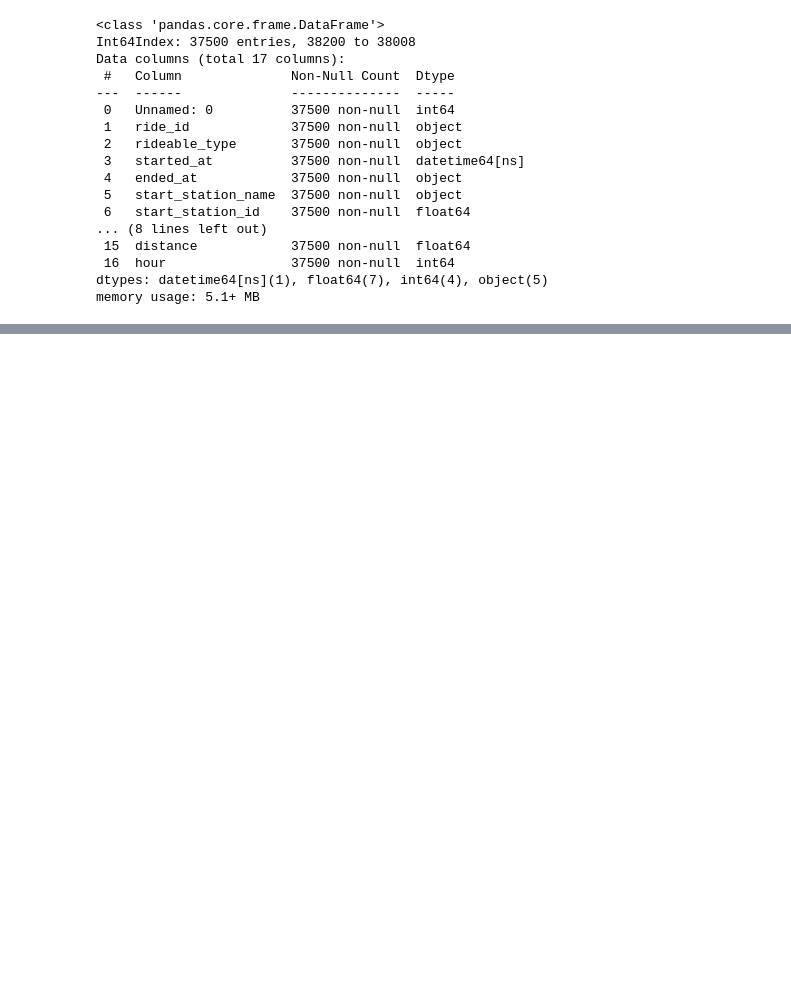
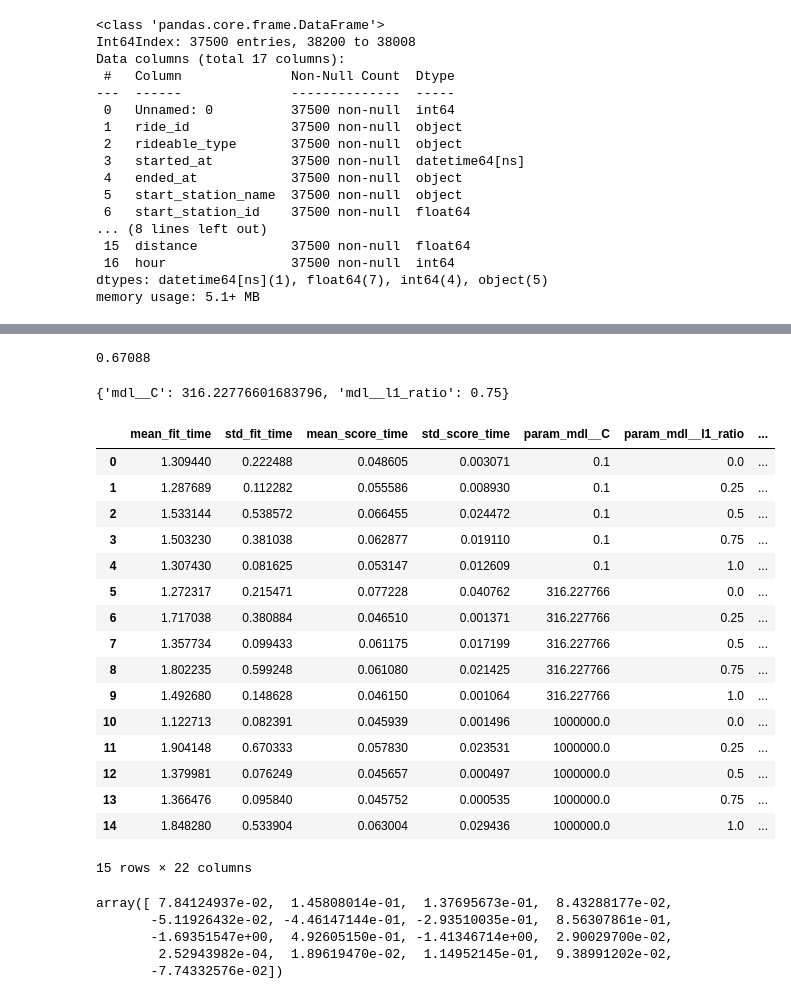
Before and after one commit to joshualawrencemorgan/CS5265-Foundations-of-Machine-Learning, a Jupyter notebook: Capital_Bikeshare_ML_Project.ipynb, the cells around one changed output, grey strips where cells are left out. Drawn from its saved outputs; the diff is of its cells as text; code cells hidden in the pictures; blank space fills up the shorter version.

```diff
--- a/Capital_Bikeshare_ML_Project.ipynb
+++ b/Capital_Bikeshare_ML_Project.ipynb
@@ -282,0 +304,35 @@ grid_search.fit(X_train, y_train.values.ravel())
+# %%
+print(grid_search.best_score_)
+grid_search.best_params_
+# %% [output]
+0.67088
+{'mdl__C': 316.22776601683796, 'mdl__l1_ratio': 0.75}
+# %%
+pd.DataFrame(grid_search.cv_results_)
+# %% [output]
+|  | mean_fit_time | std_fit_time | mean_score_time | std_score_time | param_mdl__C | param_mdl__l1_ratio | ... |
+| 0 | 1.309440 | 0.222488 | 0.048605 | 0.003071 | 0.1 | 0.0 | ... |
+| 1 | 1.287689 | 0.112282 | 0.055586 | 0.008930 | 0.1 | 0.25 | ... |
+| 2 | 1.533144 | 0.538572 | 0.066455 | 0.024472 | 0.1 | 0.5 | ... |
+| 3 | 1.503230 | 0.381038 | 0.062877 | 0.019110 | 0.1 | 0.75 | ... |
+| 4 | 1.307430 | 0.081625 | 0.053147 | 0.012609 | 0.1 | 1.0 | ... |
+| 5 | 1.272317 | 0.215471 | 0.077228 | 0.040762 | 316.227766 | 0.0 | ... |
+| 6 | 1.717038 | 0.380884 | 0.046510 | 0.001371 | 316.227766 | 0.25 | ... |
+| 7 | 1.357734 | 0.099433 | 0.061175 | 0.017199 | 316.227766 | 0.5 | ... |
+| 8 | 1.802235 | 0.599248 | 0.061080 | 0.021425 | 316.227766 | 0.75 | ... |
+| 9 | 1.492680 | 0.148628 | 0.046150 | 0.001064 | 316.227766 | 1.0 | ... |
+| 10 | 1.122713 | 0.082391 | 0.045939 | 0.001496 | 1000000.0 | 0.0 | ... |
+| 11 | 1.904148 | 0.670333 | 0.057830 | 0.023531 | 1000000.0 | 0.25 | ... |
+| 12 | 1.379981 | 0.076249 | 0.045657 | 0.000497 | 1000000.0 | 0.5 | ... |
+| 13 | 1.366476 | 0.095840 | 0.045752 | 0.000535 | 1000000.0 | 0.75 | ... |
+| 14 | 1.848280 | 0.533904 | 0.063004 | 0.029436 | 1000000.0 | 1.0 | ... |
+15 rows × 22 columns
+# %%
+coefs = grid_search.best_estimator_['mdl'].coef_[0]
+coefs
+# %% [output]
+array([ 7.84124937e-02,  1.45808014e-01,  1.37695673e-01,  8.43288177e-02,
+       -5.11926432e-02, -4.46147144e-01, -2.93510035e-01,  8.56307861e-01,
+       -1.69351547e+00,  4.92605150e-01, -1.41346714e+00,  2.90029700e-02,
+        2.52943982e-04,  1.89619470e-02,  1.14952145e-01,  9.38991202e-02,
+       -7.74332576e-02])
```
Also changed, not shown: parts of 6 cells of this notebook.
